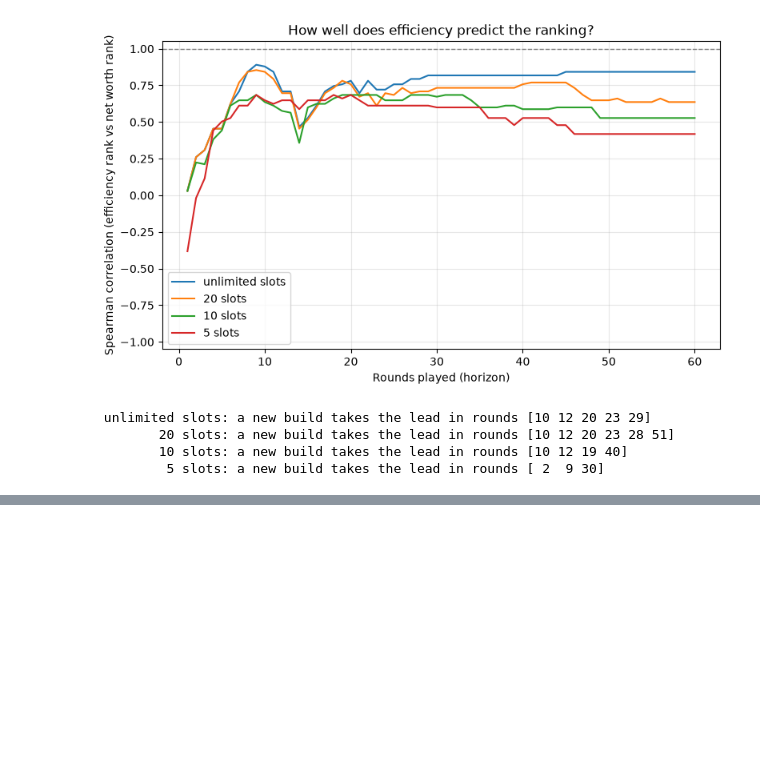
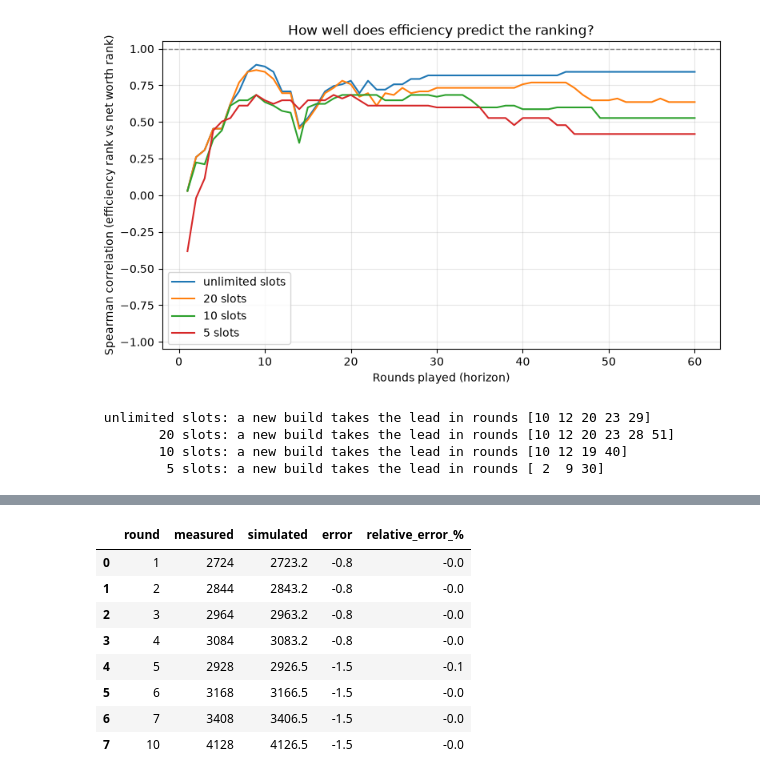
Before and after one commit to Alekssito/Math-Project, a Jupyter notebook: project.ipynb, the cells around one changed output, grey strips where cells are left out. Cells and saved outputs as stored; diff of their text form; code cells hidden in the pictures; blank space fills up the shorter version.

```diff
--- a/project.ipynb
+++ b/project.ipynb
@@ -330,0 +470,26 @@ for cap in SLOT_CAPS:
+# %%
+VALIDATION_BUILD = "1-0-0"
+VALIDATION_START_CASH = 3000
+measured = {1: 2724, 2: 2844, 3: 2964, 4: 3084, 5: 2928, 6: 3168, 7: 3408, 10: 4128}
+
+if measured:
+    spec = specs[names.index(VALIDATION_BUILD)]
+    simulated = simulate(spec, max(measured), VALIDATION_START_CASH).net_worth
+    comparison = pd.DataFrame({
+        "round": list(measured),
+        "measured": list(measured.values()),
+        "simulated": [simulated[r - 1] for r in measured],
+    })
+    comparison["error"] = comparison["simulated"] - comparison["measured"]
+    comparison["relative_error_%"] = 100 * comparison["error"] / comparison["measured"]
+    display(comparison.round(1))
+# %% [output]
+|  | round | measured | simulated | error | relative_error_% |
+| 0 | 1 | 2724 | 2723.2 | -0.8 | -0.0 |
+| 1 | 2 | 2844 | 2843.2 | -0.8 | -0.0 |
+| 2 | 3 | 2964 | 2963.2 | -0.8 | -0.0 |
+| 3 | 4 | 3084 | 3083.2 | -0.8 | -0.0 |
+| 4 | 5 | 2928 | 2926.5 | -1.5 | -0.1 |
+| 5 | 6 | 3168 | 3166.5 | -1.5 | -0.0 |
+| 6 | 7 | 3408 | 3406.5 | -1.5 | -0.0 |
+| 7 | 10 | 4128 | 4126.5 | -1.5 | -0.0 |
```
Also changed, not shown: parts of 19 cells of this notebook, 6 other files.
